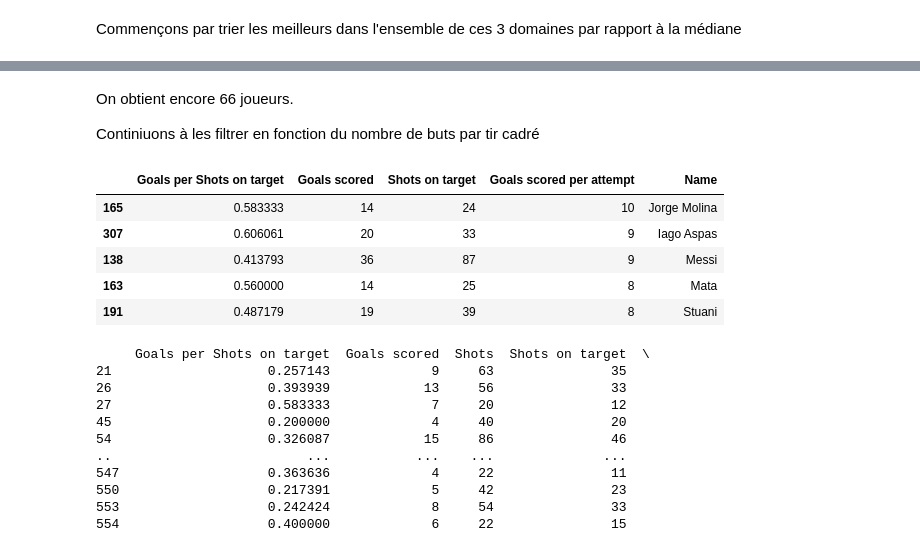
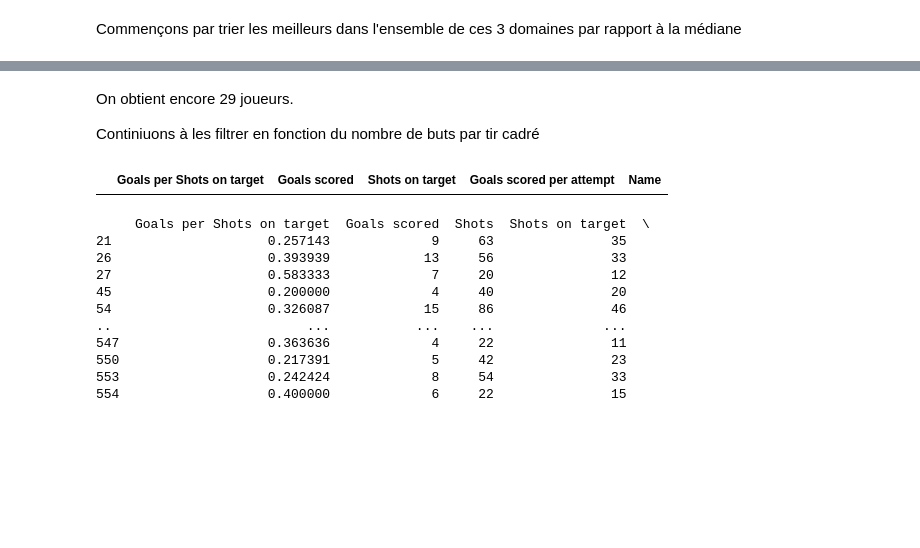
Before and after one commit to agomesdacosta3/H3_Exo_Python, a Jupyter notebook: Projet_Advanced_Stats.ipynb, the cells around one changed output, grey strips where cells are left out. Drawn from its saved outputs; the diff is of its cells as text; code cells hidden in the pictures; blank space fills up the shorter version.

```diff
--- a/Projet_Advanced_Stats.ipynb
+++ b/Projet_Advanced_Stats.ipynb
@@ -172,0 +152,4 @@ Donc les joueurs intéréssants à recruter devraient être ceux qui performent
+# %%
+dataframe = dataframe[ dataframe["Position"] == 1 ]
+
+value = pd.DataFrame(data=dataframe, columns= ["Goals scored","Shots on target","Name"]) ; value
@@ -173,5 +196,7 @@ Donc les joueurs intéréssants à recruter devraient être ceux qui performent
 # %% [markdown]
 Commençons par trier les meilleurs dans l'ensemble de ces 3 domaines par rapport à la médiane
+# %%
+dataframe = dataframe[dataframe["Position"] == 1]
 # %%
 value = pd.DataFrame(data=dataframe, columns= ["Goals scored","Shots on target","Goals scored per attempt","Name"])
 # %%
@@ -200,5 +214,5 @@ print(player_value)
 # %% [markdown]
-On obtient encore 66 joueurs.
+On obtient encore 29 joueurs.
 
 Continiuons à les filtrer en fonction du nombre de buts par tir cadré
 # %%
@@ -206,16 +220,11 @@ new_column = (player_value["Goals scored"] / player_value["Shots on target"])
 
 player_value.insert(loc = 0, column = "Goals per Shots on target", value = new_column )
 # %%
-player_value = player_value.sort_values(by=["Goals scored per attempt","Goals per Shots on target"], ascending=False)
+#player_value = player_value.sort_values(by=["Goals scored per attempt","Goals per Shots on target"], ascending=False)
 
 player_value.head(5)
 # %% [output]
 |  | Goals per Shots on target | Goals scored | Shots on target | Goals scored per attempt | Name |
-| 165 | 0.583333 | 14 | 24 | 10 | Jorge Molina |
-| 307 | 0.606061 | 20 | 33 | 9 | Iago Aspas |
-| 138 | 0.413793 | 36 | 87 | 9 | Messi |
-| 163 | 0.560000 | 14 | 25 | 8 | Mata |
-| 191 | 0.487179 | 19 | 39 | 8 | Stuani |
 # %%
 print(player_value)
 
```
Also changed, not shown: parts of 11 cells of this notebook.
